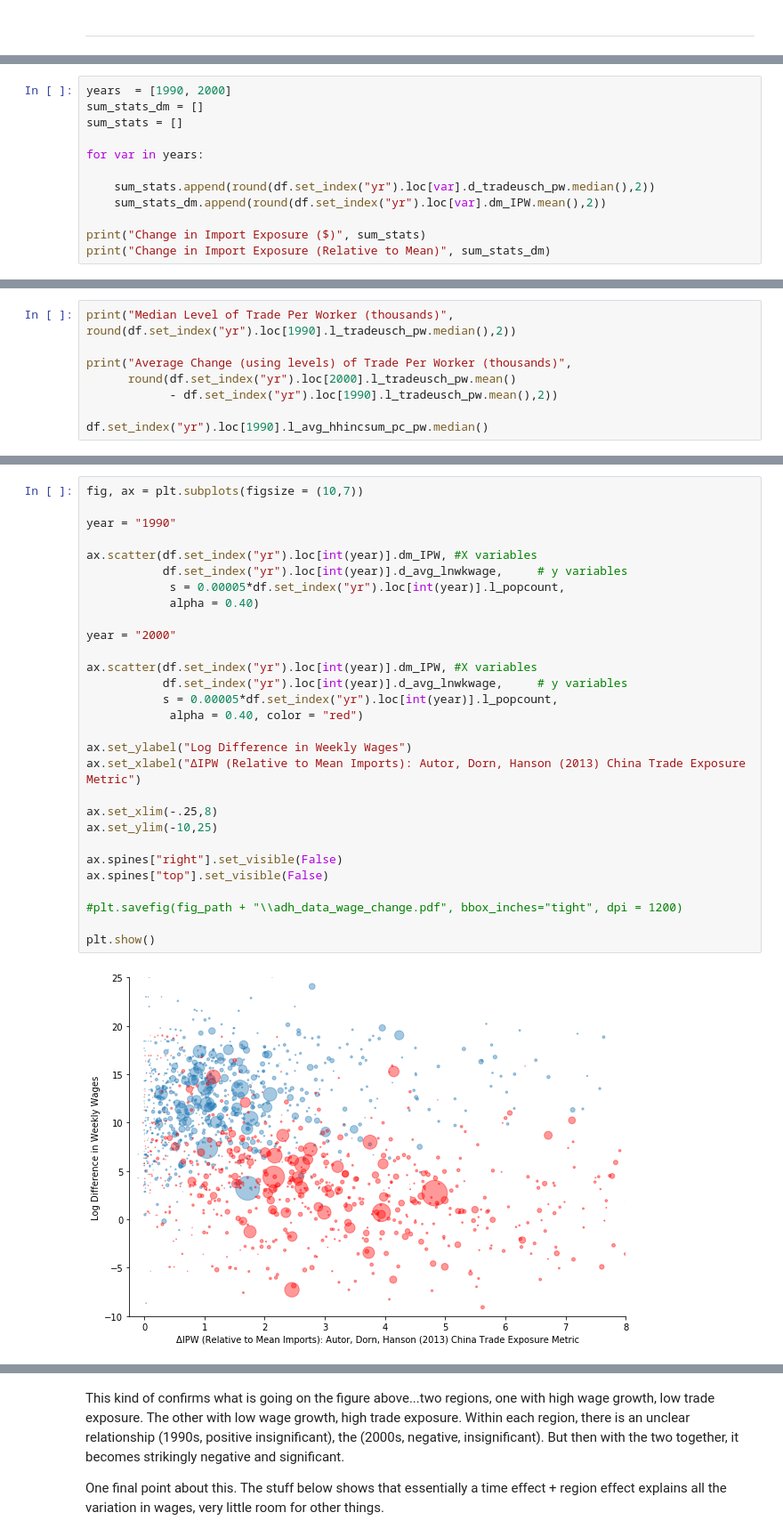
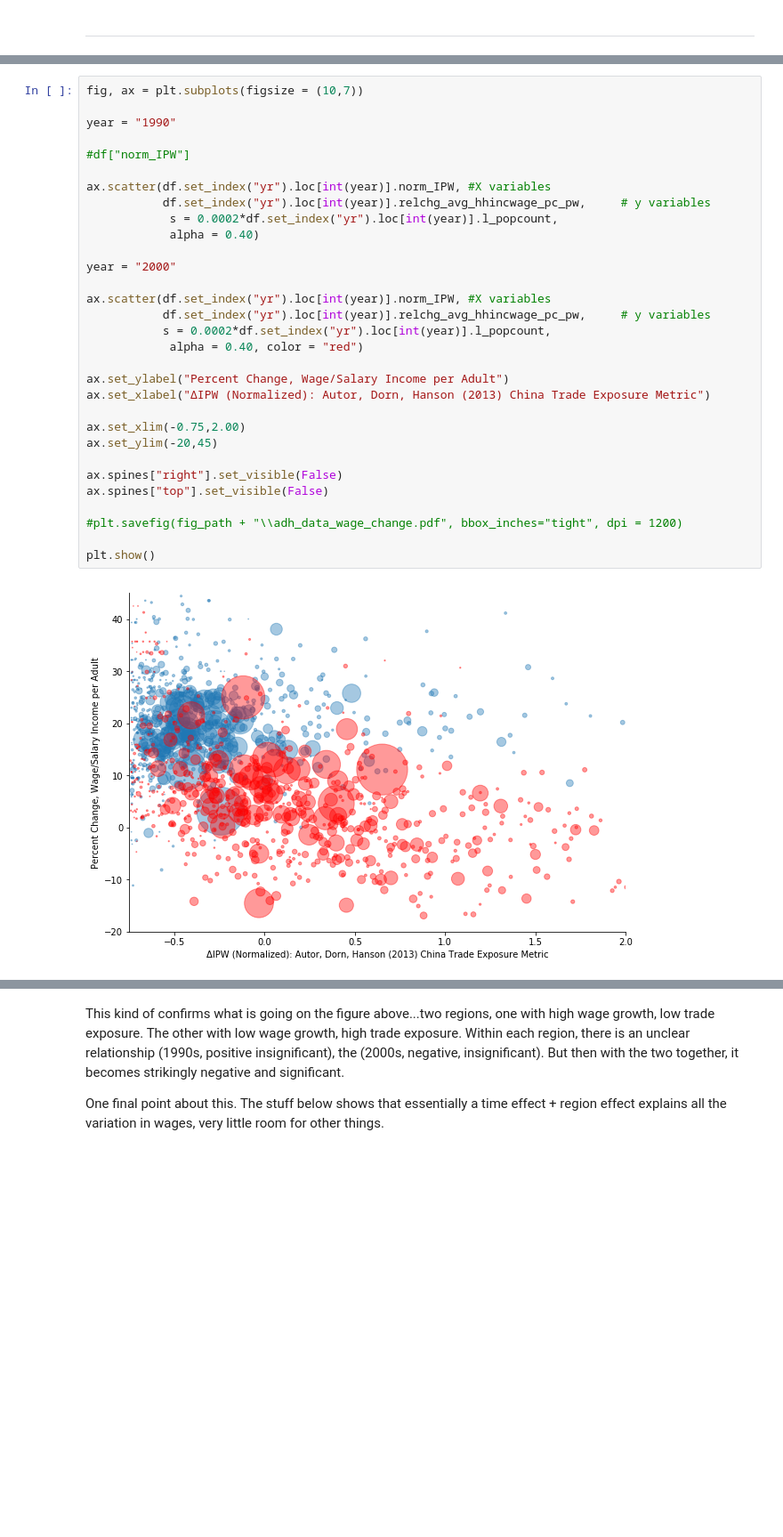
Before and after one commit to mwaugh0328/ADH_replication, a Jupyter notebook: adh_data.ipynb, the cells around one changed output, grey strips where cells are left out. Shown at 89% size. Drawn from its saved outputs; the diff is of its cells as text; blank space fills up the shorter version.

```diff
--- a/adh_data.ipynb
+++ b/adh_data.ipynb
@@ -187,15 +251,3 @@ This last bit takes the IPW measure and then divides by the mean. The idea here
 #### Summary statistics about trade exposure.
 
 The first one reports the mean change in trade exposure.
-# %%
-years  = [1990, 2000]
-sum_stats_dm = []
-sum_stats = []
-
-for var in years:
-
-    sum_stats.append(round(df.set_index("yr").loc[var].d_tradeusch_pw.median(),2))
-    sum_stats_dm.append(round(df.set_index("yr").loc[var].dm_IPW.mean(),2))
-
-print("Change in Import Exposure ($)", sum_stats)
-print("Change in Import Exposure (Relative to Mean)", sum_stats_dm)
@@ -209,8 +298,0 @@ One question is about the levels This answer that below.
-# %%
-print("Median Level of Trade Per Worker (thousands)", round(df.set_index("yr").loc[1990].l_tradeusch_pw.median(),2))
-
-print("Average Change (using levels) of Trade Per Worker (thousands)",
-      round(df.set_index("yr").loc[2000].l_tradeusch_pw.mean()
-            - df.set_index("yr").loc[1990].l_tradeusch_pw.mean(),2))
-
-df.set_index("yr").loc[1990].l_avg_hhincsum_pc_pw.median()
@@ -239,34 +308,36 @@ Lets simply plot the change in IPW vs. the log difference of weekly wages by com
 # %%
 fig, ax = plt.subplots(figsize = (10,7))
 
 year = "1990"
 
-ax.scatter(df.set_index("yr").loc[int(year)].dm_IPW, #X variables
-           df.set_index("yr").loc[int(year)].d_avg_lnwkwage,     # y variables
-            s = 0.00005*df.set_index("yr").loc[int(year)].l_popcount,
+#df["norm_IPW"]
+
+ax.scatter(df.set_index("yr").loc[int(year)].norm_IPW, #X variables
+           df.set_index("yr").loc[int(year)].relchg_avg_hhincwage_pc_pw,     # y variables
+            s = 0.0002*df.set_index("yr").loc[int(year)].l_popcount,
             alpha = 0.40)
 
 year = "2000"
 
-ax.scatter(df.set_index("yr").loc[int(year)].dm_IPW, #X variables
-           df.set_index("yr").loc[int(year)].d_avg_lnwkwage,     # y variables
-           s = 0.00005*df.set_index("yr").loc[int(year)].l_popcount,
+ax.scatter(df.set_index("yr").loc[int(year)].norm_IPW, #X variables
+           df.set_index("yr").loc[int(year)].relchg_avg_hhincwage_pc_pw,     # y variables
+           s = 0.0002*df.set_index("yr").loc[int(year)].l_popcount,
             alpha = 0.40, color = "red")
 
-ax.set_ylabel("Log Difference in Weekly Wages")
-ax.set_xlabel("ΔIPW (Relative to Mean Imports): Autor, Dorn, Hanson (2013) China Trade Exposure Metric")
+ax.set_ylabel("Percent Change, Wage/Salary Income per Adult")
+ax.set_xlabel("ΔIPW (Normalized): Autor, Dorn, Hanson (2013) China Trade Exposure Metric")
 
-ax.set_xlim(-.25,8)
-ax.set_ylim(-10,25)
+ax.set_xlim(-0.75,2.00)
+ax.set_ylim(-20,45)
 
 ax.spines["right"].set_visible(False)
 ax.spines["top"].set_visible(False)
 
 #plt.savefig(fig_path + "\\adh_data_wage_change.pdf", bbox_inches="tight", dpi = 1200)
 
 plt.show()
 # %% [output]
-[figure, old version]
+[figure, new version]
 # %% [markdown]
 This is quite interesting. What do I see:
 
```
Also changed, not shown: parts of 41 cells of this notebook.
